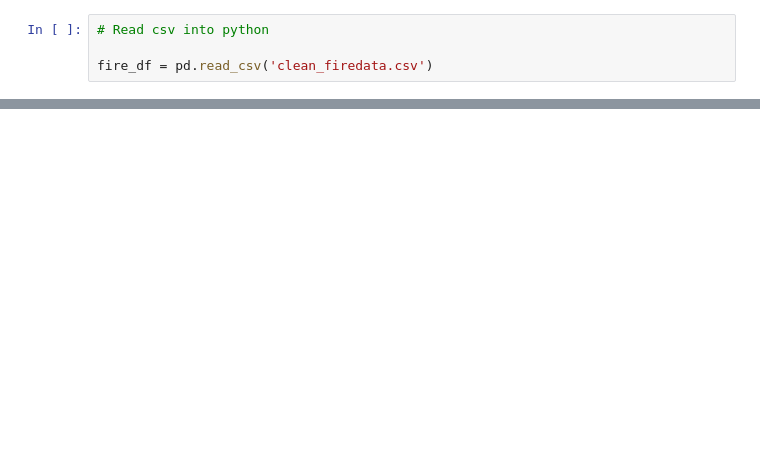
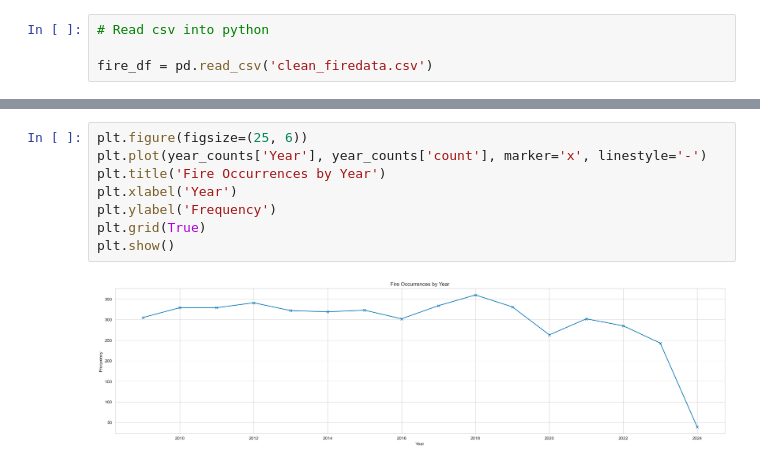
Before and after one commit to tgrubb550/Big-Data-Group-1, a Jupyter notebook: London Fire Data Analysis and Visuals.ipynb, the cells around one changed output, grey strips where cells are left out. Drawn from its saved outputs; the diff is of its cells as text; blank space fills up the shorter version.

```diff
--- a/London Fire Data Analysis and Visuals.ipynb
+++ b/London Fire Data Analysis and Visuals.ipynb
@@ -55,0 +135,10 @@ plt.show()
+# %%
+plt.figure(figsize=(25, 6))
+plt.plot(year_counts['Year'], year_counts['count'], marker='x', linestyle='-')
+plt.title('Fire Occurrences by Year')
+plt.xlabel('Year')
+plt.ylabel('Frequency')
+plt.grid(True)
+plt.show()
+# %% [output]
+[figure, added]
```
Also changed, not shown: parts of 16 cells of this notebook, 5 other files.
